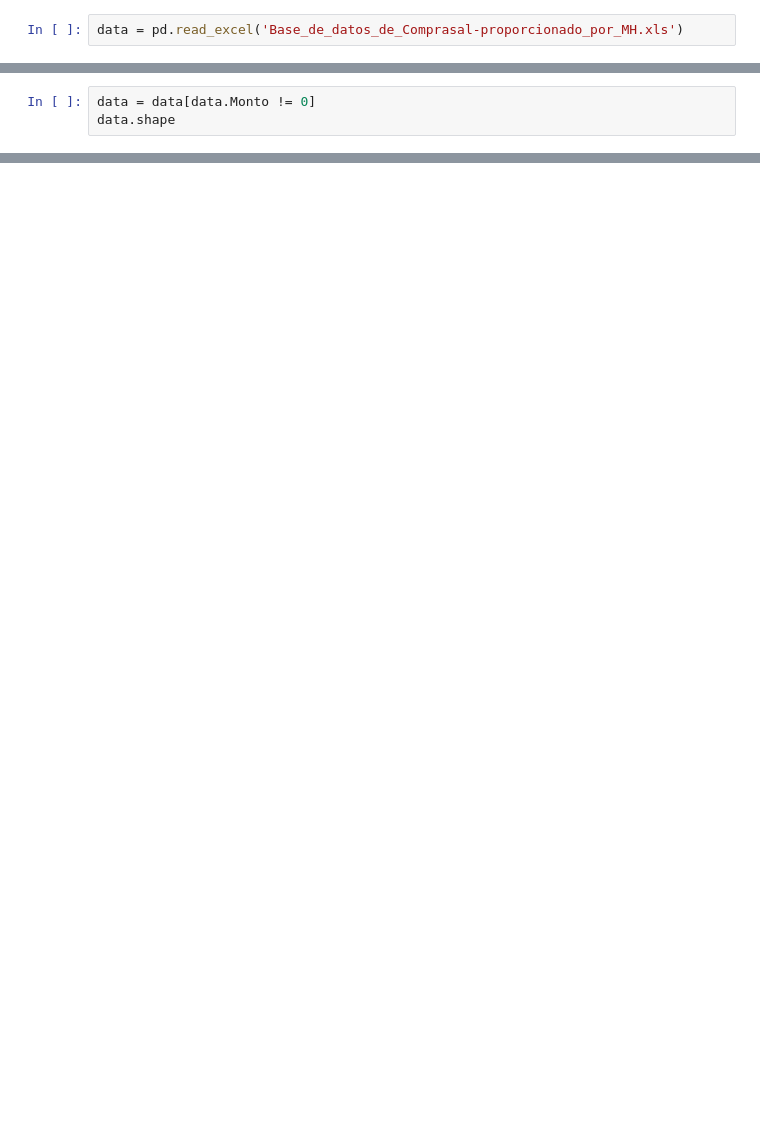
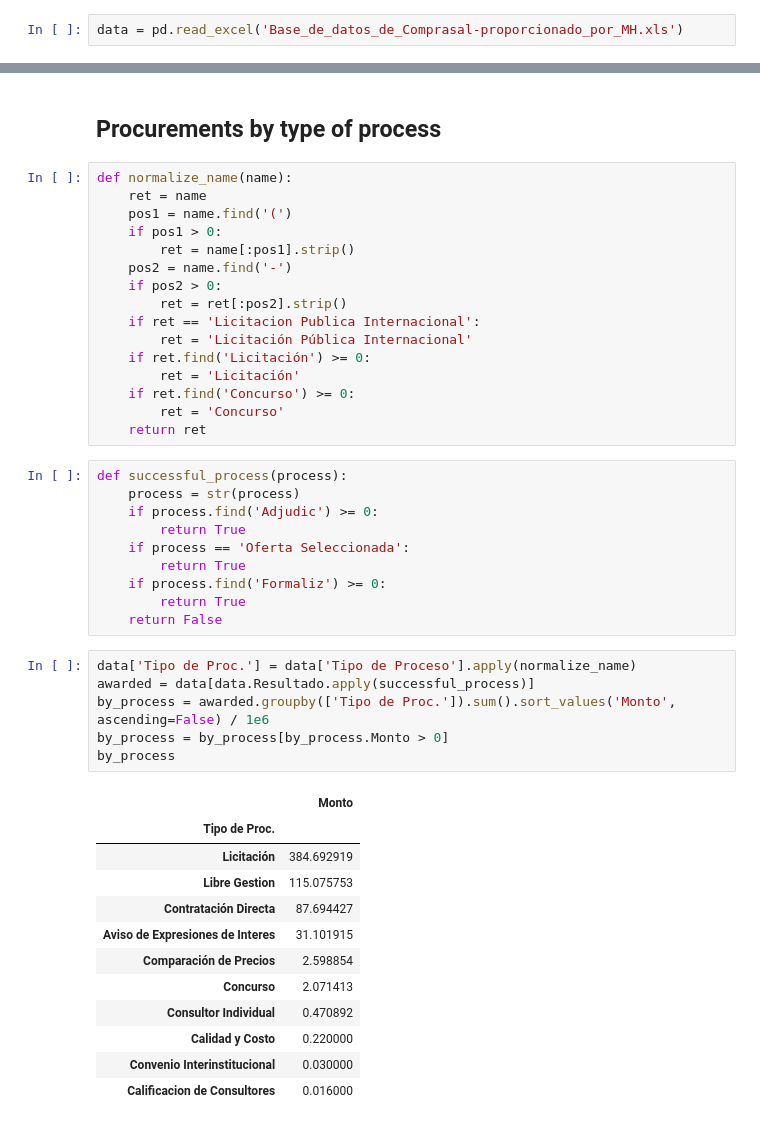
Before and after one commit to jailop/data_science, a Jupyter notebook: el_salvador/compras_publicas/comprasal.ipynb, the cells around one changed output, grey strips where cells are left out. Cells and saved outputs as stored; diff of their text form; blank space fills up the shorter version.

```diff
--- a/el_salvador/compras_publicas/comprasal.ipynb
+++ b/el_salvador/compras_publicas/comprasal.ipynb
@@ -31,3 +17,0 @@ array(['Adjudicada', 'Oferta Seleccionada',
-# %%
-data = data[data.Monto != 0]
-data.shape
@@ -106,0 +40,47 @@ data[data['Nombre Proveedor'].apply(lambda x: str(x).lower().find('puntual') >=
+# %% [markdown]
+## Procurements by type of process
+# %%
+def normalize_name(name):
+    ret = name
+    pos1 = name.find('(')
+    if pos1 > 0:
+        ret = name[:pos1].strip()
+    pos2 = name.find('-')
+    if pos2 > 0:
+        ret = ret[:pos2].strip()
+    if ret == 'Licitacion Publica Internacional':
+        ret = 'Licitación Pública Internacional'
+    if ret.find('Licitación') >= 0:
+        ret = 'Licitación'
+    if ret.find('Concurso') >= 0:
+        ret = 'Concurso'
+    return ret
+# %%
+def successful_process(process):
+    process = str(process)
+    if process.find('Adjudic') >= 0:
+        return True
+    if process == 'Oferta Seleccionada':
+        return True
+    if process.find('Formaliz') >= 0:
+        return True
+    return False
+# %%
+data['Tipo de Proc.'] = data['Tipo de Proceso'].apply(normalize_name)
+awarded = data[data.Resultado.apply(successful_process)]
+by_process = awarded.groupby(['Tipo de Proc.']).sum().sort_values('Monto', ascending=False) / 1e6
+by_process = by_process[by_process.Monto > 0]
+by_process
+# %% [output]
+|  | Monto |
+| Tipo de Proc. |  |
+| Licitación | 384.692919 |
+| Libre Gestion | 115.075753 |
+| Contratación Directa | 87.694427 |
+| Aviso de Expresiones de Interes | 31.101915 |
+| Comparación de Precios | 2.598854 |
+| Concurso | 2.071413 |
+| Consultor Individual | 0.470892 |
+| Calidad y Costo | 0.220000 |
+| Convenio Interinstitucional | 0.030000 |
+| Calificacion de Consultores | 0.016000 |
```
Also changed, not shown: parts of 28 cells of this notebook.
